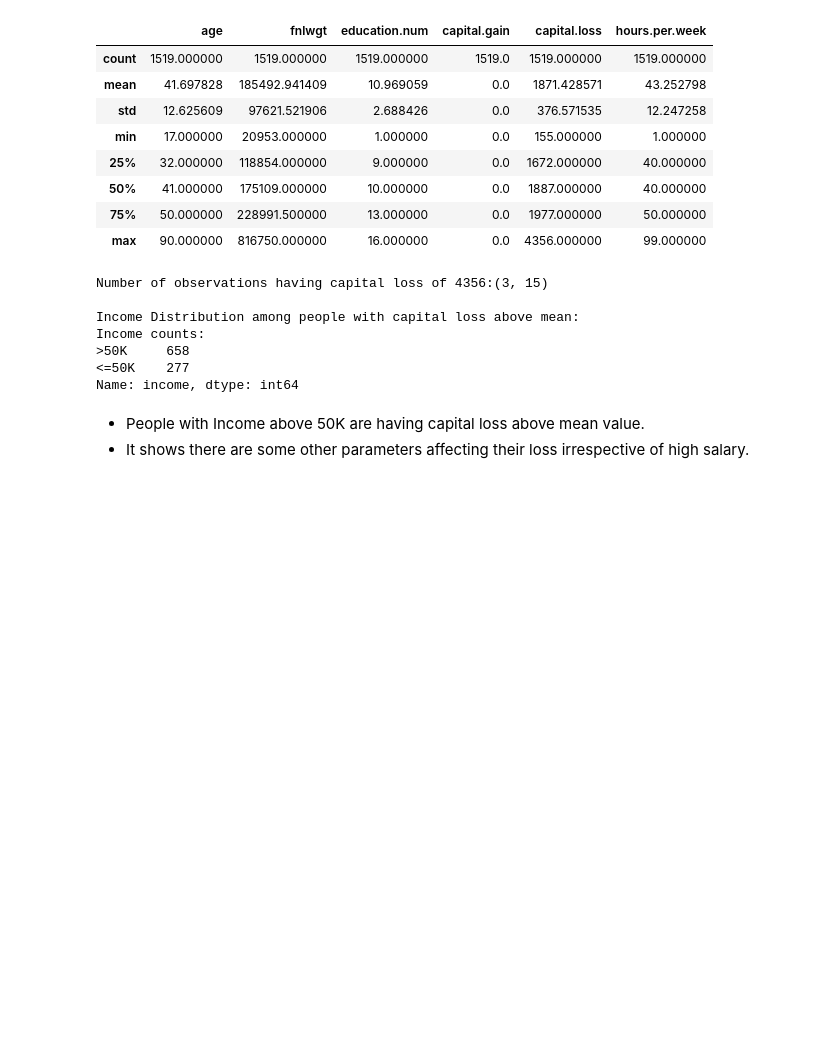
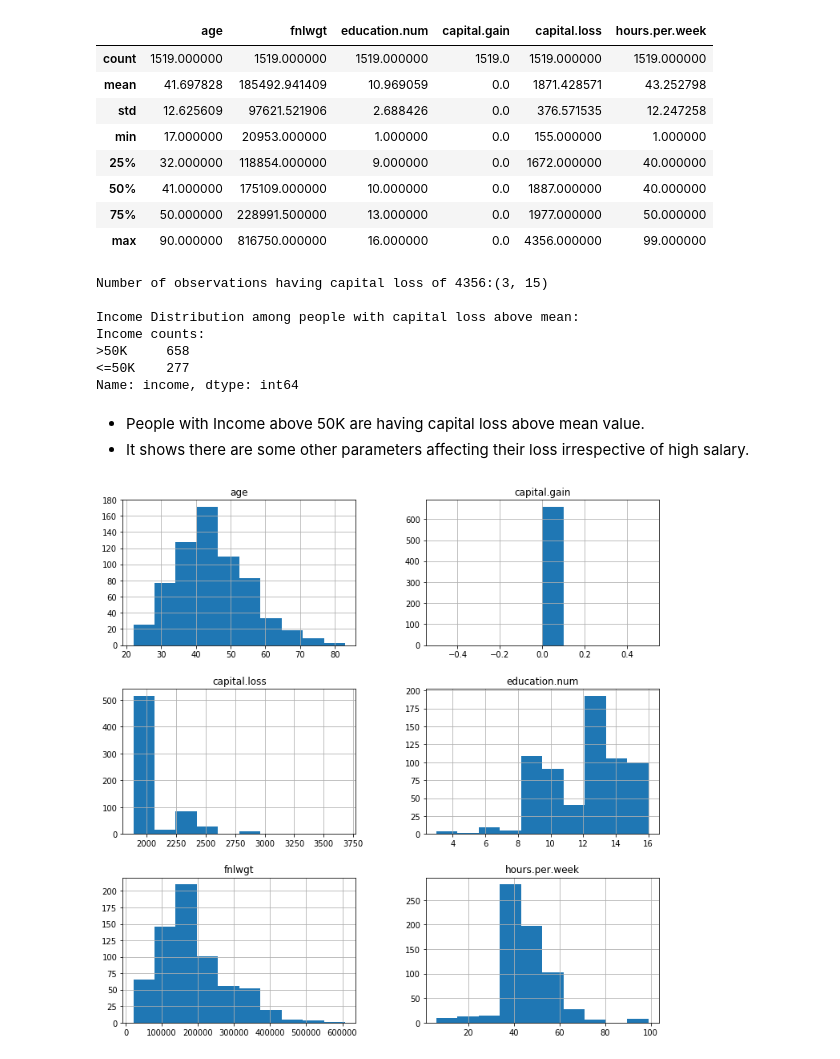
Before and after one commit to katreparitosh/Income-Predictor-Model, a Jupyter notebook: adultcensus1.ipynb, the cells around one changed output. Drawn from its saved outputs; the diff is of its cells as text; code cells hidden in the pictures; blank space fills up the shorter version.

```diff
--- a/adultcensus1.ipynb
+++ b/adultcensus1.ipynb
@@ -296,3 +296,8 @@ Name: income, dtype: int64
 # %% [markdown]
 - People with Income above 50K are having capital loss above mean value.
 - It shows there are some other parameters affecting their loss irrespective of high salary.
+# %%
+# Understand characteristics of people having capital loss greater than mean value and having income greater than 50K
+adult_df[(adult_df['capital.loss'] >= 1871) & (adult_df['income'] == '>50K')].hist(figsize = (12,12));
+# %% [output]
+[figure, added]
```
Also changed, not shown: parts of 3 cells of this notebook.
